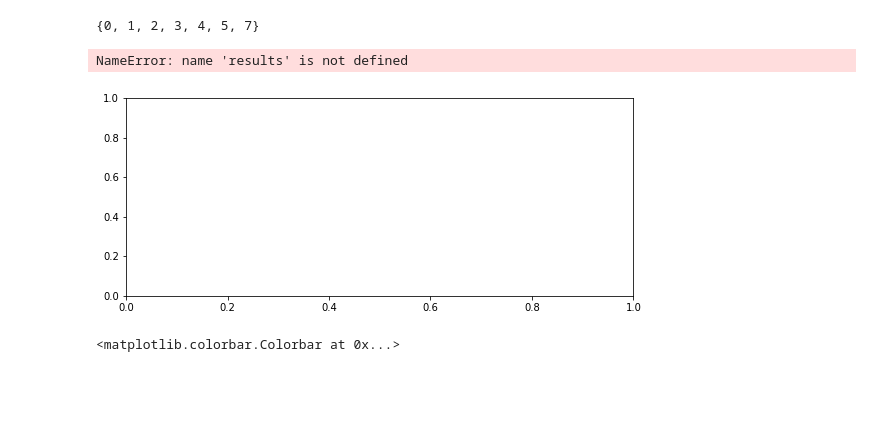
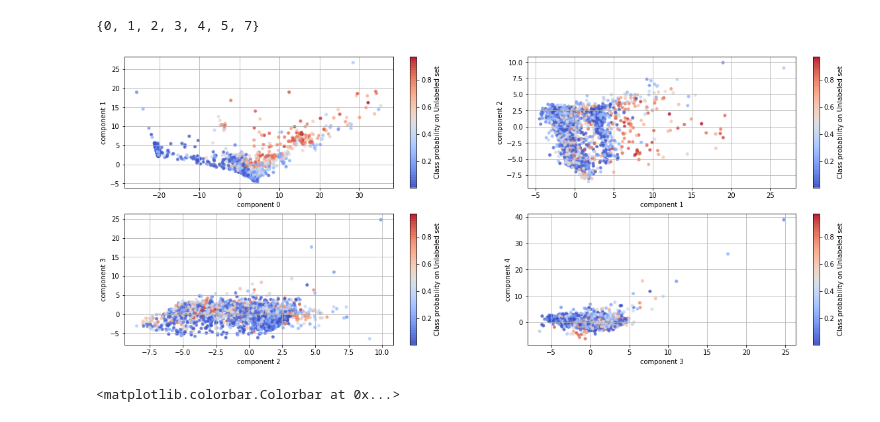
Before and after one commit to faramer86/GPrior, a Jupyter notebook: PUL.ipynb, the cells around one changed output. Cells and saved outputs as stored; diff of their text form; code cells hidden in the pictures; blank space fills up the shorter version.

```diff
--- a/PUL.ipynb
+++ b/PUL.ipynb
@@ -523,15 +560,14 @@ from sklearn.linear_model import LogisticRegression
 from sklearn.tree import DecisionTreeClassifier
 from sklearn.ensemble import RandomForestClassifier
 
-models = ['lr', 'rf', 'svc', 'dt'] # , 'LR':lr, 'XGB':xgb, 'SVC':svc
+models = ['rf', 'svc', 'dt'] # , 'LR':lr, 'XGB':xgb, 'SVC':svc
 
-plot_dfs = {'lr_results':0,
-            'rf_results':0,
+plot_dfs = {'rf_results':0,
             'svc_results':0,
             'dt_results':0}
 
 for model in models:
-    predicted_y = final_output(pd.DataFrame(x), y, model)['Average_prob']
+    predicted_y = final_output(x, y, model)['Average_prob']
     plot_dfs[f'{model}_results'] = pd.DataFrame({"true_y":y,
                                                "predicted_y":predicted_y})
 # %% [output]
@@ -562,4 +598,6 @@ Best Parameters using grid search:
 ... (88 outputs left out)
+# %%
+plot_dfs = mean_model_prob(plot_dfs)
 # %%
 for key, value in plot_dfs.items():
     ind = x.index
@@ -732,12 +772,15 @@ for filename in all_files:
 # %%
 from sklearn.decomposition import PCA
 import itertools
+from sklearn import preprocessing
+scaler = preprocessing.RobustScaler()
+plot_x = pd.DataFrame(scaler.fit_transform(x))
 
 pca = PCA(9)  # project from 64 to 2 dimensions
-projected = pca.fit_transform(x)
+projected = pca.fit_transform(plot_x)
 # %%
 fig = plt.figure(figsize=(15, 13))
-models = ['lr', 'rf', 'svc', 'dt']
+models = ['mean', 'rf', 'svc', 'dt']
 
 for i, name in zip(range(5), models):
     ax1 = fig.add_subplot(221 + i)
@@ -1150,19 +1199,18 @@ projected = pca.fit_transform(x)
 # %%
 
 
 fig = plt.figure(figsize=(20, 8))
 
 for i in range(0,4):
     ax1 = fig.add_subplot(221 + i)
-    sp= ax1.scatter(projected[:,i], projected[:, i+1], c=results['Average_prob'],
+    sp= ax1.scatter(projected[:,i], projected[:, i+1], c=plot_dfs[f'rf_results']['predicted_y'],
                 linewidth=3, s=5, alpha=0.7, cmap=plt.cm.get_cmap('coolwarm'), label='unlabeled')
     plt.grid()
     plt.xlabel(f'component {i}')
     plt.ylabel(f'component {i+1}')
     plt.colorbar(sp, label='Class probability on Unlabeled set')
 # %% [output]
-NameError: name 'results' is not defined
-[figure, old version]
+[figure, new version]
 # %%
 fig = plt.figure(figsize=(100, 40))
 
```
Also changed, not shown: parts of 76 cells of this notebook, 2 other files.
